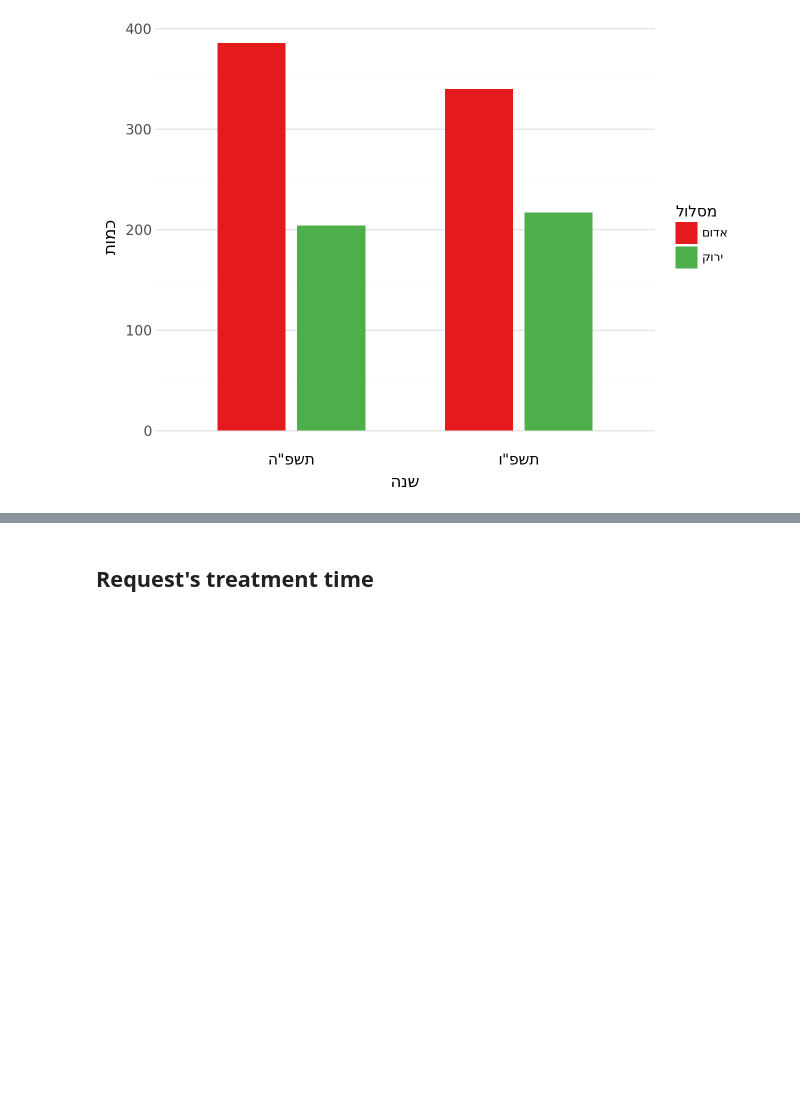
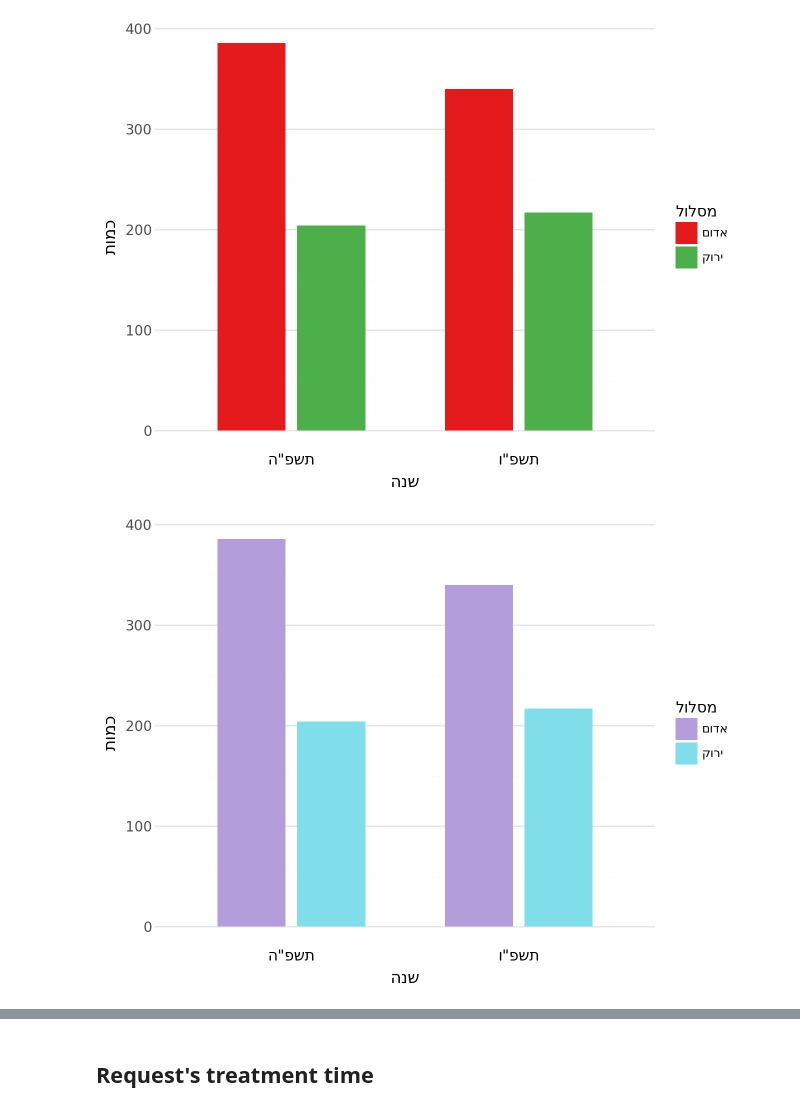
Before and after one commit to idowein/MOECSO, a Jupyter notebook: Regulation_data_science/meidaon_rosh_hashana.ipynb, the cells around one changed output, grey strips where cells are left out. Saved outputs shown, nothing was run; the diff lists cells and outputs as text; code cells hidden in the pictures; blank space fills up the shorter version.

```diff
--- a/Regulation_data_science/meidaon_rosh_hashana.ipynb
+++ b/Regulation_data_science/meidaon_rosh_hashana.ipynb
@@ -285,3 +285,52 @@ chart_fixed = (
 display(chart_fixed)
 # %% [output]
 [figure]
+# %%
+# 1. Text correction function for RTL Hebrew formatting (Bidi + Reshaper)
+def fix_text(val):
+    if pd.isna(val):
+        return val
+    return get_display(arabic_reshaper.reshape(str(val)))
+
+# 2. Clean data, prepare columns, and round numerical values to 1 decimal place
+df_clean = df_combined.dropna(subset=['מסלול']).copy()
+
+# Round all float columns to 1 decimal place
+num_cols = df_clean.select_dtypes(include=['float', 'float64']).columns
+df_clean[num_cols] = df_clean[num_cols].round(1)
+
+df_clean['שנה_fix'] = df_clean['שנה'].apply(fix_text)
+df_clean['מסלול_fix'] = df_clean['מסלול'].apply(fix_text)
+
+# 3. Accessible color mapping using Chief Scientist Office palette (Lilac Purple & Teal)
+color_map = {
+    fix_text('אדום'): '#B39DDB',   # Lilac Purple
+    fix_text('ירוק'): '#80DEEA'    # Teal / Turquoise
+}
+
+# 4. Construct the plot
+chart_fixed = (
+    pln.ggplot(df_clean, pln.aes(x='שנה_fix', fill='מסלול_fix'))
+    + pln.geom_bar(position=pln.position_dodge(width=0.7), width=0.6)
+    + pln.scale_fill_manual(values=color_map)
+    + pln.labs(
+        x=fix_text('שנה'),
+        y=fix_text('כמות'),
+        fill=fix_text('מסלול')
+    )
+    + pln.theme_minimal()
+    + pln.theme(
+        text=pln.element_text(family='sans-serif'),
+        axis_text_x=pln.element_text(size=11, color='black'),
+        axis_text_y=pln.element_text(size=10),
+        axis_title=pln.element_text(size=12),
+        panel_grid_major_x=pln.element_blank(),
+
+        # Uncomment the line below to add a subtle border around the plot panel:
+        # panel_border=pln.element_rect(color='#E0E0E0', size=0.5)
+    )
+)
+
+display(chart_fixed)
+# %% [output]
+[figure, added]
```
Also changed, not shown: parts of 20 cells of this notebook, 1 other file.
